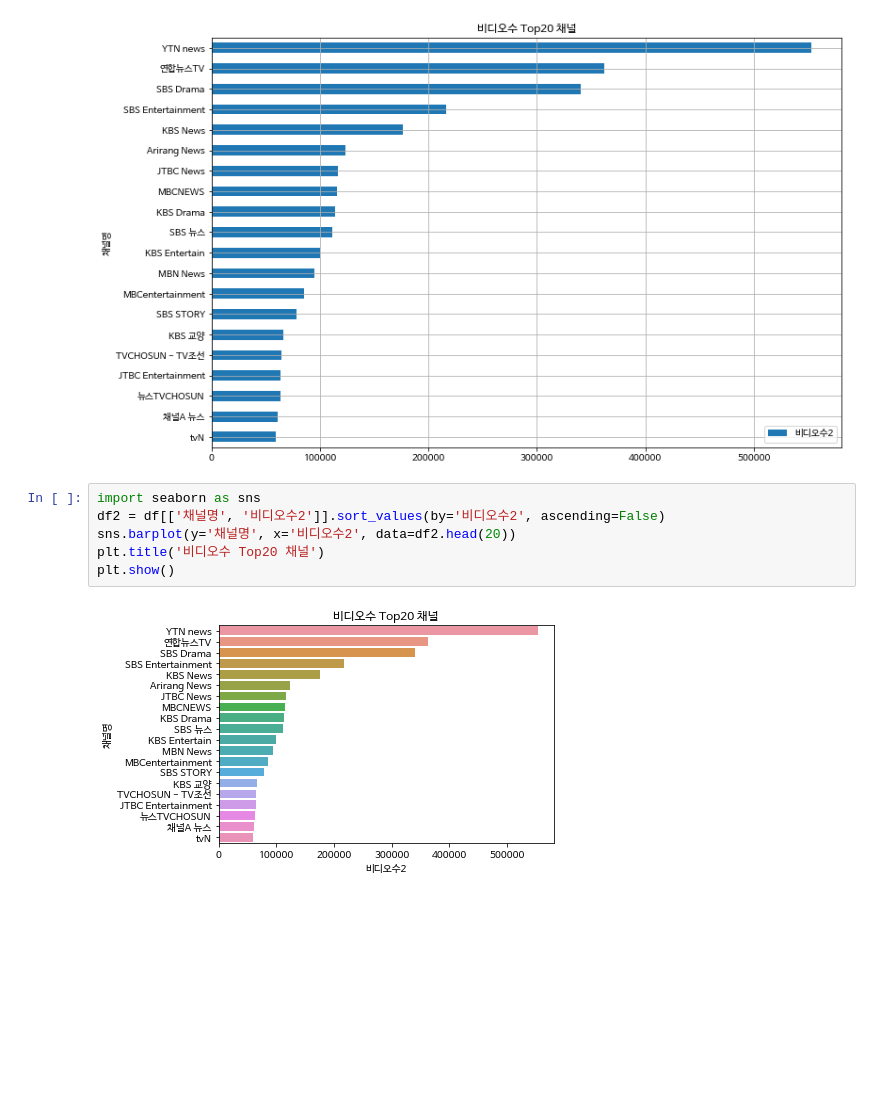
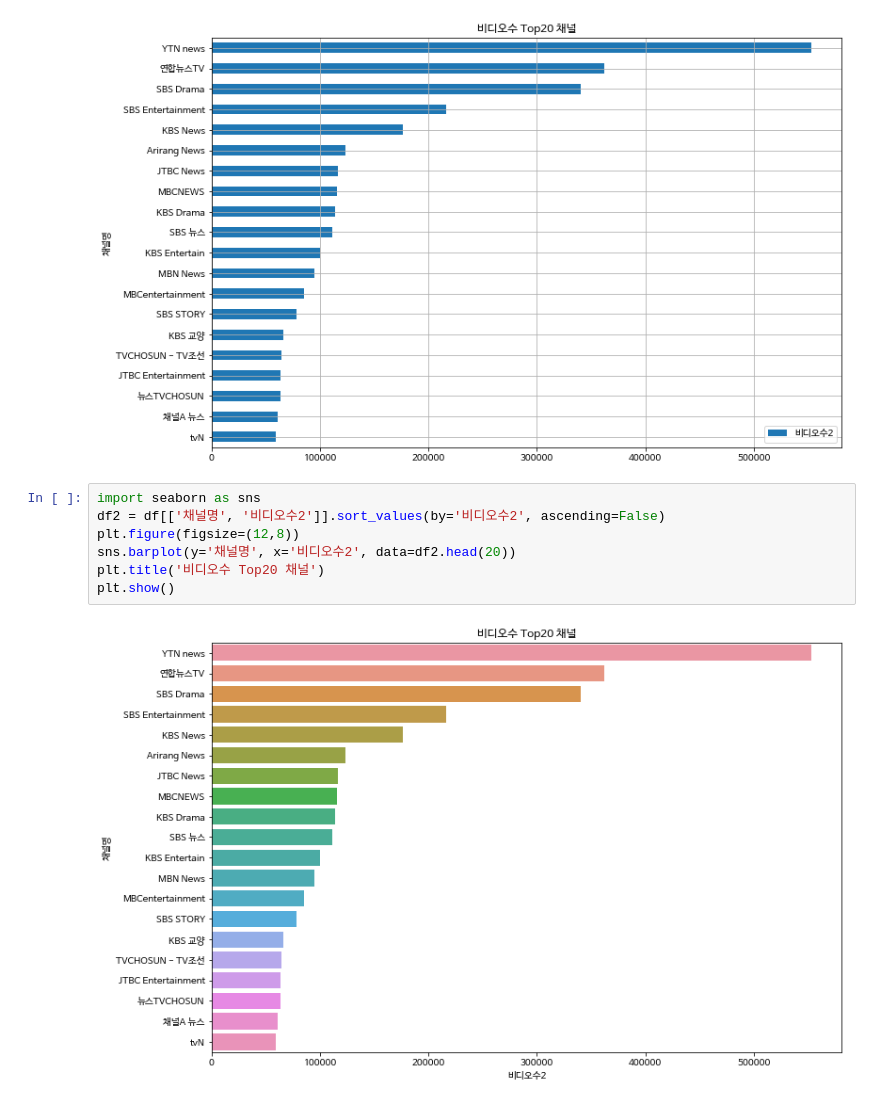
Before and after one commit to InJi-Lee/DataAnalysis, a Jupyter notebook: 05.Crawling/07유튜브_랭킹_시각화.ipynb, the cells around one changed output. Cells and saved outputs as stored; diff of their text form; blank space fills up the shorter version.

```diff
--- a/05.Crawling/07유튜브_랭킹_시각화.ipynb
+++ b/05.Crawling/07유튜브_랭킹_시각화.ipynb
@@ -83,8 +83,9 @@ plt.show()
 # %%
 import seaborn as sns
 df2 = df[['채널명', '비디오수2']].sort_values(by='비디오수2', ascending=False)
+plt.figure(figsize=(12,8))
 sns.barplot(y='채널명', x='비디오수2', data=df2.head(20))
 plt.title('비디오수 Top20 채널')
 plt.show()
 # %% [output]
-[figure, old version]
+[figure, new version]
```
Also changed, not shown: parts of 11 cells of this notebook.
